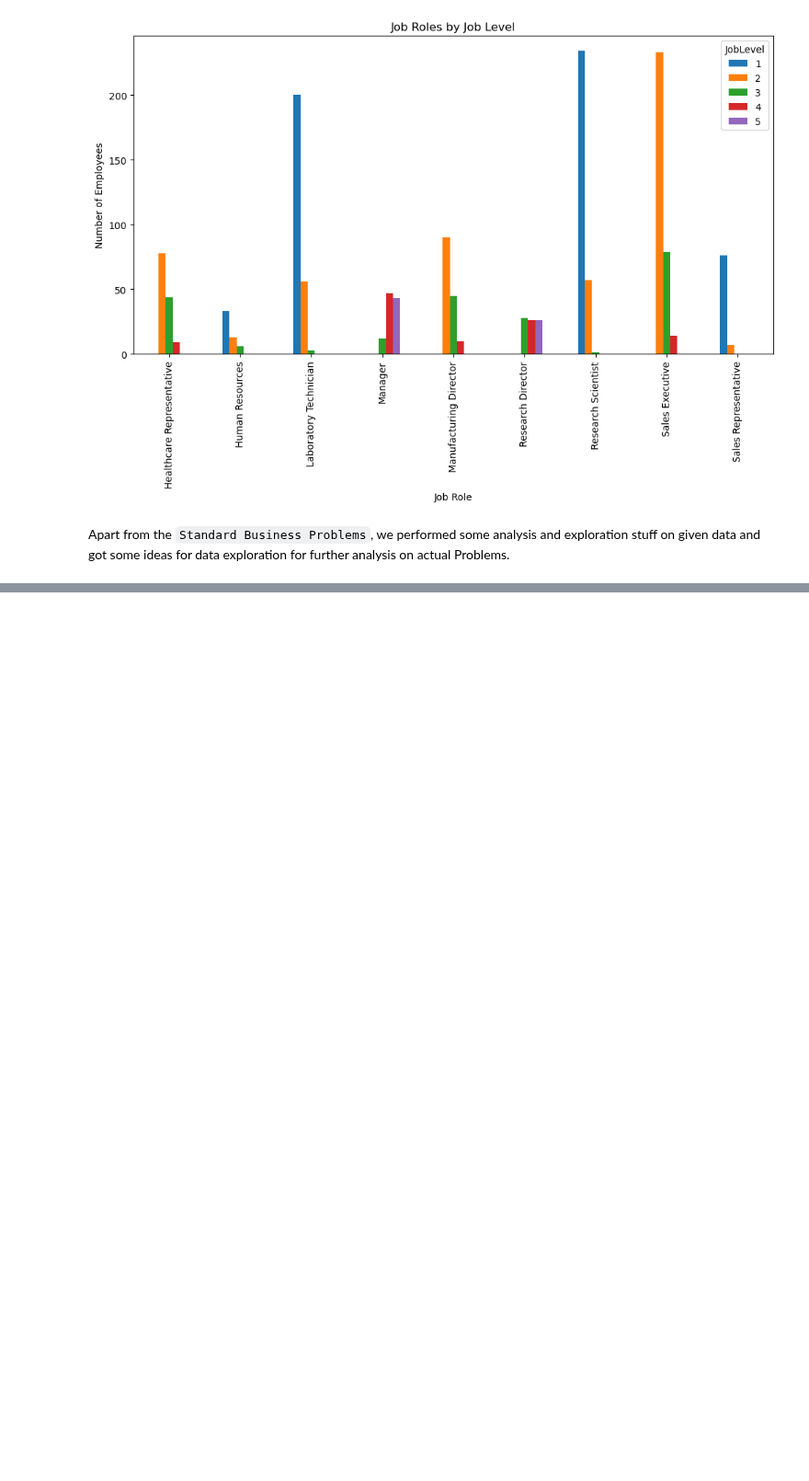
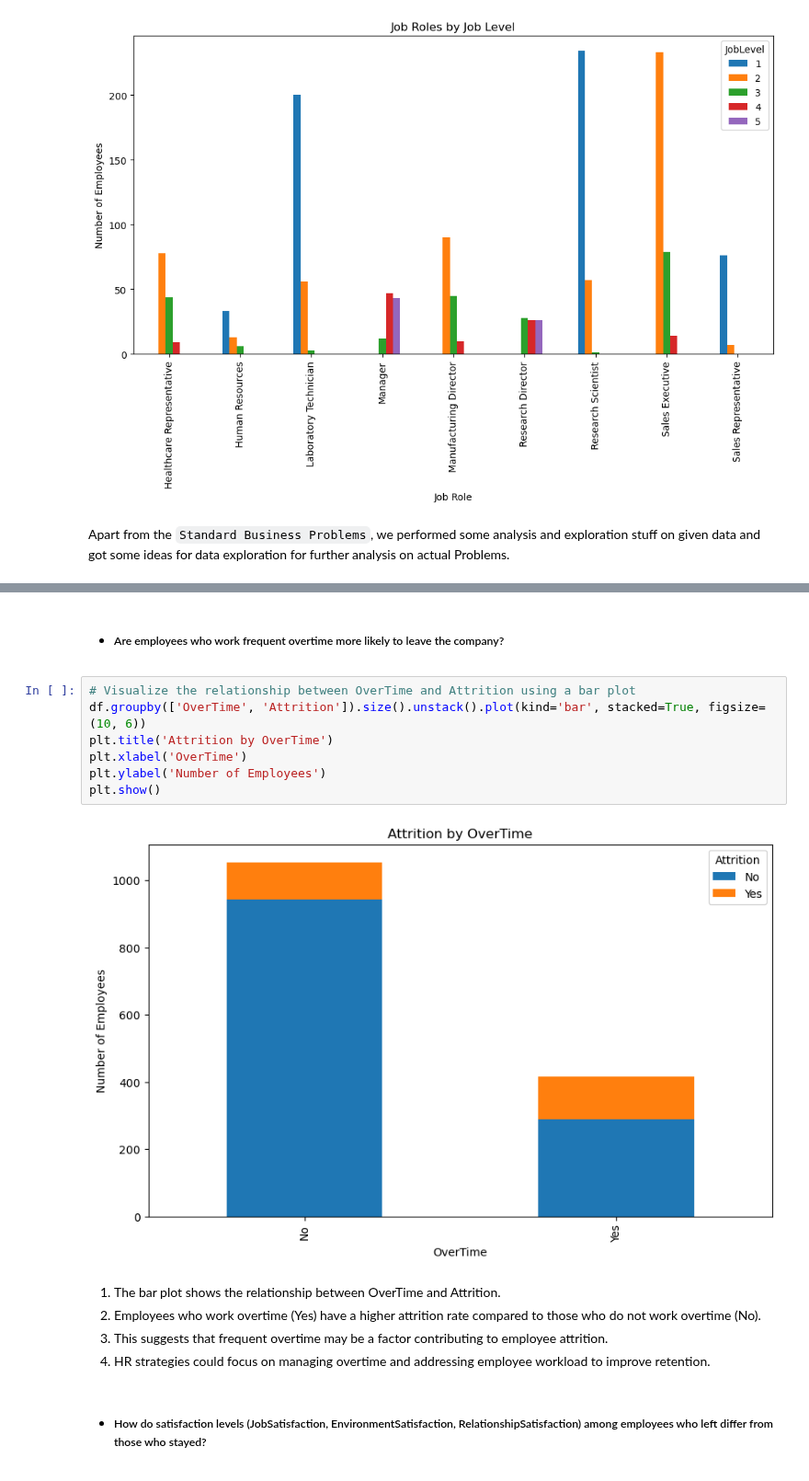
Before and after one commit to imkjangid/Code2Insights, a Jupyter notebook: AnalysisRoom/HRAnalytics.ipynb, the cells around one changed output, grey strips where cells are left out. Shown at 92% size. Saved outputs shown, nothing was run; the diff lists cells and outputs as text; blank space fills up the shorter version.

```diff
--- a/AnalysisRoom/HRAnalytics.ipynb
+++ b/AnalysisRoom/HRAnalytics.ipynb
@@ -822,0 +674,18 @@ plt.show()
+# %% [markdown]
+- ##### Are employees who work frequent overtime more likely to leave the company?
+# %%
+# Visualize the relationship between OverTime and Attrition using a bar plot
+df.groupby(['OverTime', 'Attrition']).size().unstack().plot(kind='bar', stacked=True, figsize=(10, 6))
+plt.title('Attrition by OverTime')
+plt.xlabel('OverTime')
+plt.ylabel('Number of Employees')
+plt.show()
+# %% [output]
+[figure, added]
+# %% [markdown]
+1. The bar plot shows the relationship between OverTime and Attrition.
+2. Employees who work overtime (Yes) have a higher attrition rate compared to those who do not work overtime (No).
+3. This suggests that frequent overtime may be a factor contributing to employee attrition.
+4. HR strategies could focus on managing overtime and addressing employee workload to improve retention.
+# %% [markdown]
+- ##### How do satisfaction levels (JobSatisfaction, EnvironmentSatisfaction, RelationshipSatisfaction) among employees who left differ from those who stayed?
```
Also changed, not shown: parts of 53 cells of this notebook, 1 other file.
